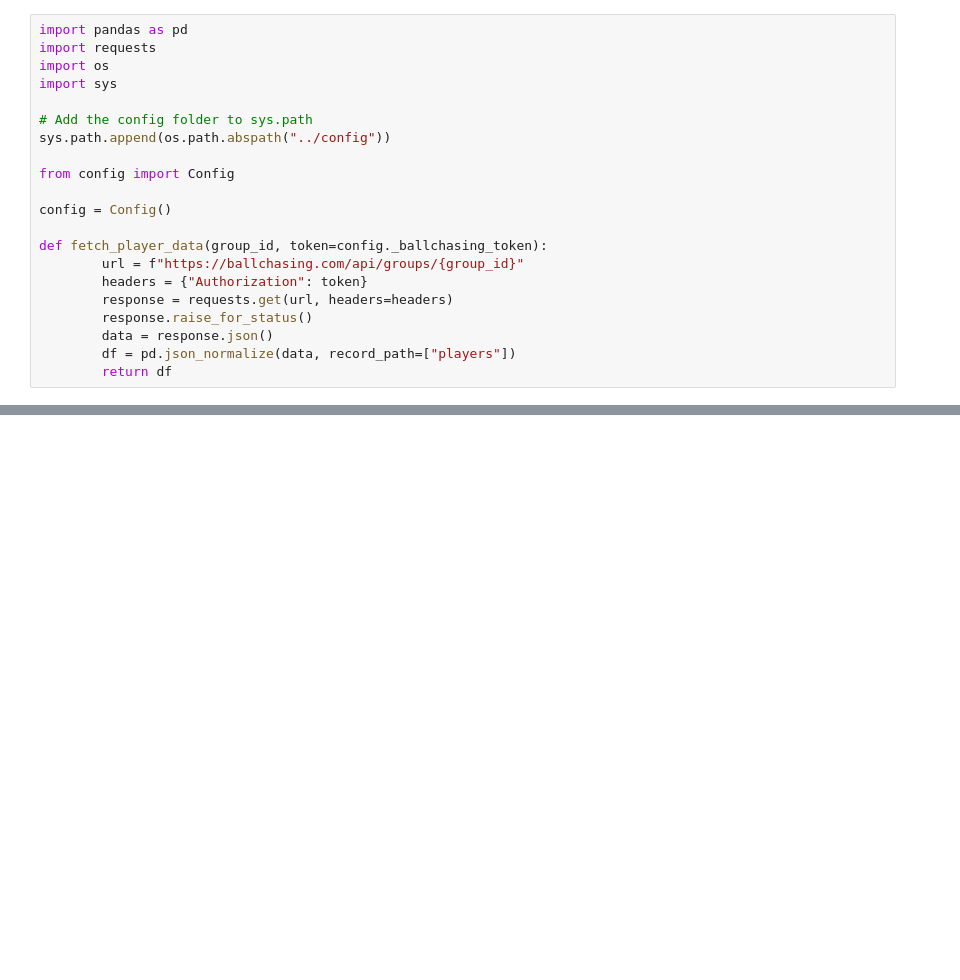
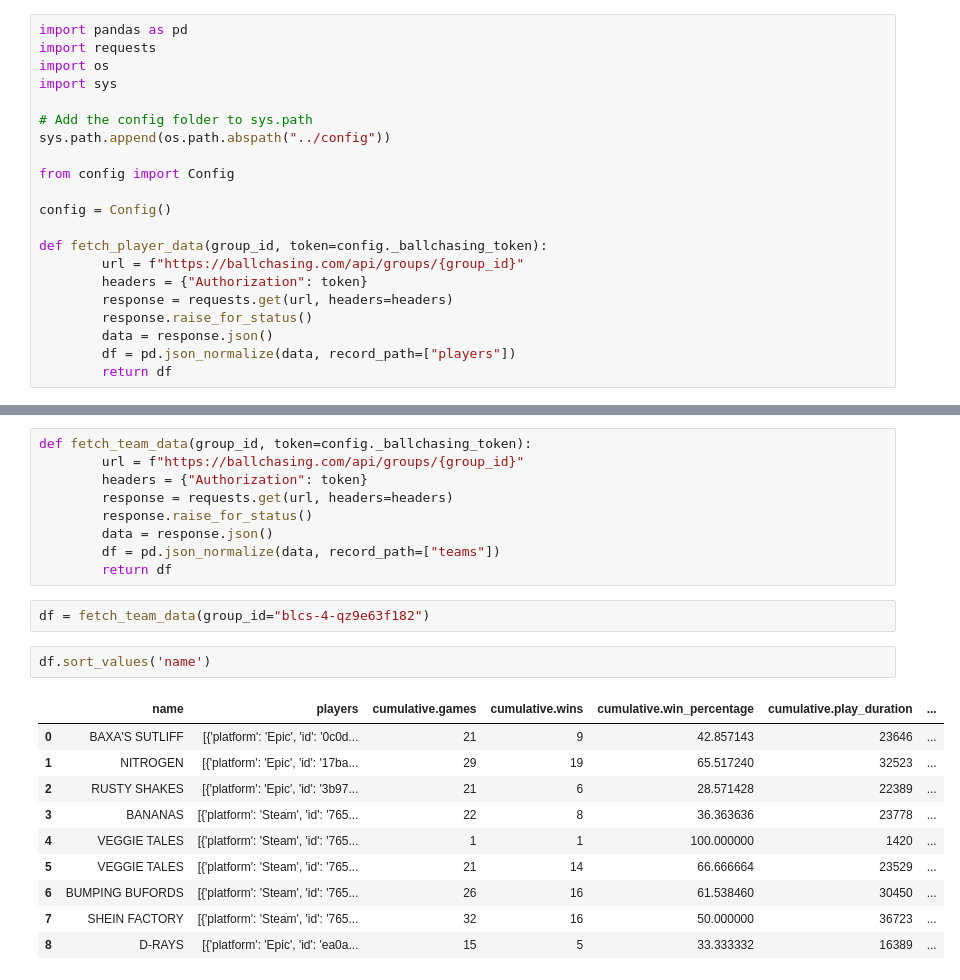
Before and after one commit to RJUNCC/buckystyle_league_championship_series, a Jupyter notebook: notebooks/ex.ipynb, the cells around one changed output, grey strips where cells are left out. Saved outputs shown, nothing was run; the diff lists cells and outputs as text; blank space fills up the shorter version.

```diff
--- a/notebooks/ex.ipynb
+++ b/notebooks/ex.ipynb
@@ -46,0 +48,24 @@ df.to_csv('example.csv')
+# %%
+def fetch_team_data(group_id, token=config._ballchasing_token):
+        url = f"https://ballchasing.com/api/groups/{group_id}"
+        headers = {"Authorization": token}
+        response = requests.get(url, headers=headers)
+        response.raise_for_status()
+        data = response.json()
+        df = pd.json_normalize(data, record_path=["teams"])
+        return df
+# %%
+df = fetch_team_data(group_id="blcs-4-qz9e63f182")
+# %%
+df.sort_values('name')
+# %% [output]
+|  | name | players | cumulative.games | cumulative.wins | cumulative.win_percentage | cumulative.play_duration | ... |
+| 0 | BAXA'S SUTLIFF | [{'platform': 'Epic', 'id': '0c0d... | 21 | 9 | 42.857143 | 23646 | ... |
+| 1 | NITROGEN | [{'platform': 'Epic', 'id': '17ba... | 29 | 19 | 65.517240 | 32523 | ... |
+| 2 | RUSTY SHAKES | [{'platform': 'Epic', 'id': '3b97... | 21 | 6 | 28.571428 | 22389 | ... |
+| 3 | BANANAS | [{'platform': 'Steam', 'id': '765... | 22 | 8 | 36.363636 | 23778 | ... |
+| 4 | VEGGIE TALES | [{'platform': 'Steam', 'id': '765... | 1 | 1 | 100.000000 | 1420 | ... |
+| 5 | VEGGIE TALES | [{'platform': 'Steam', 'id': '765... | 21 | 14 | 66.666664 | 23529 | ... |
+| 6 | BUMPING BUFORDS | [{'platform': 'Steam', 'id': '765... | 26 | 16 | 61.538460 | 30450 | ... |
+| 7 | SHEIN FACTORY | [{'platform': 'Steam', 'id': '765... | 32 | 16 | 50.000000 | 36723 | ... |
+| 8 | D-RAYS | [{'platform': 'Epic', 'id': 'ea0a... | 15 | 5 | 33.333332 | 16389 | ... |
```
Also changed, not shown: parts of 5 cells of this notebook, 10 other files.
